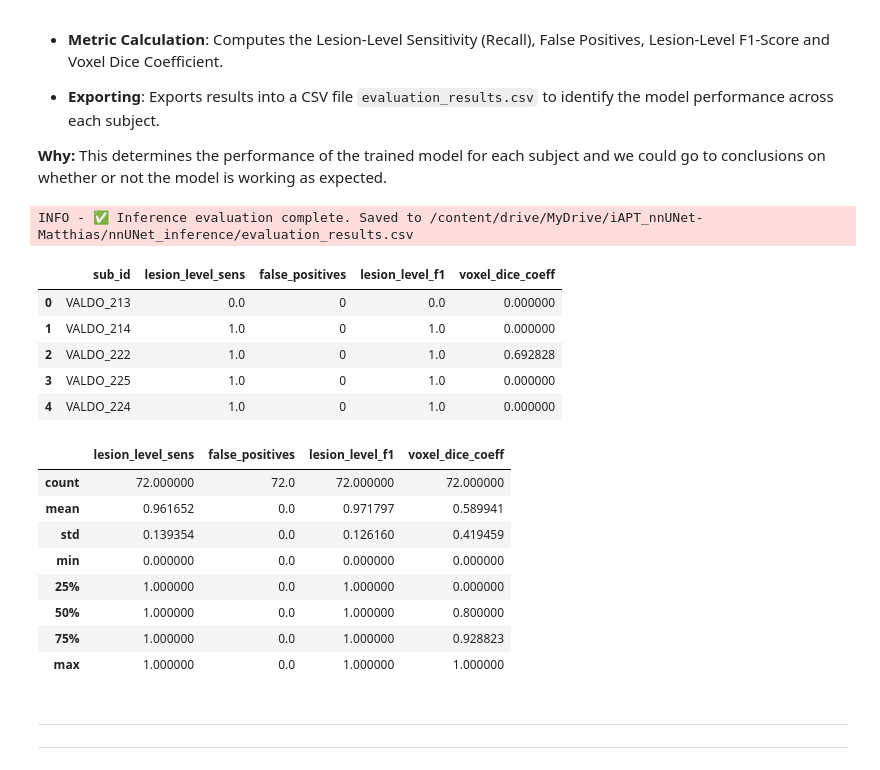
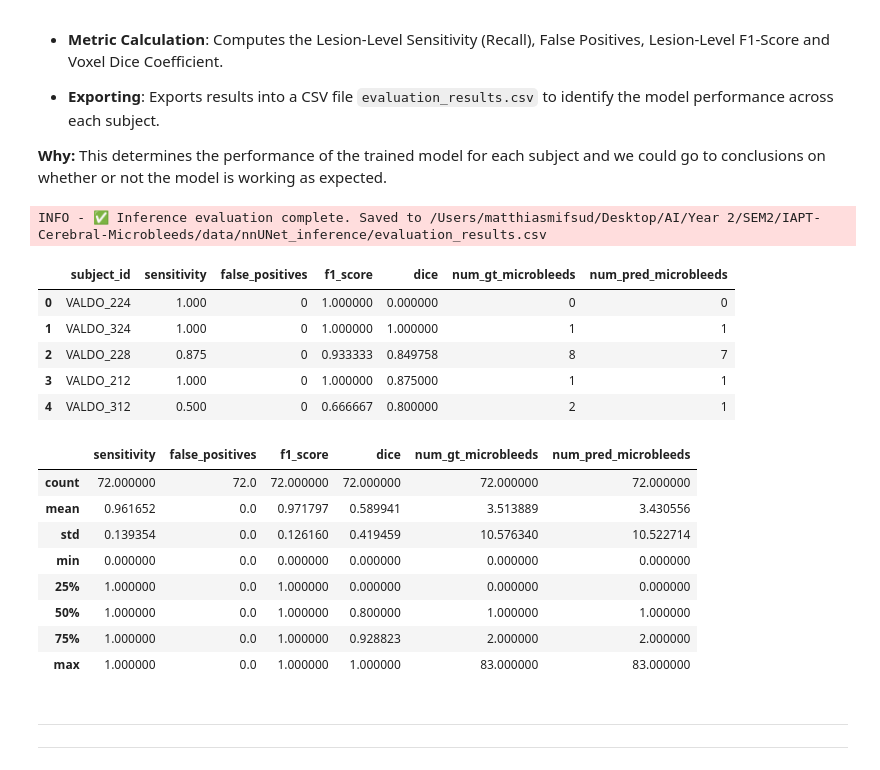
Before and after one commit to MatthiasMifsud/IAPT-Cerebral-Microbleeds, a Jupyter notebook: notebooks/iapt.ipynb, the cells around one changed output. Drawn from its saved outputs; the diff is of its cells as text; code cells hidden in the pictures.

Commit message:
fixed the data for eval

```diff
--- a/notebooks/iapt.ipynb
+++ b/notebooks/iapt.ipynb
@@ -713,6 +696,15 @@ def evaluate_subject(actual_lbl_path: Path):
 
     if not pred_lbl_path.exists():
         logger.warning(f"⚠️ No prediction label found for subject '{sub_id}'.")
+        return {
+            "subject_id": sub_id,
+            "sensitivity": None,
+            "false_positives": None,
+            "f1_score": None,
+            "dice": None,
+            "num_gt_microbleeds": None,
+            "num_pred_microbleeds": None
+        }
         return
 
     actual_lbl_img = nib.load(actual_lbl_path)
@@ -741,55 +733,59 @@ def evaluate_subject(actual_lbl_path: Path):
 
     # lesion level f1-score
     ll_prec = detected_pred_count / pred_num if pred_num > 0 else 1.0
 
     ll_f1 = (2 * ll_prec * ll_sens) / (ll_prec + ll_sens) if (ll_prec + ll_sens) > 0 else 0.0
     if actual_num == 0 and pred_num == 0: ll_f1 = 1.0 # correctly predicting a negative case
 
     # voxel calc
     intersection = np.logical_and(actual_data, pred_data).sum()
     vox_dice = (2.0 * intersection) / (actual_data.sum() + pred_data.sum() + 1e-6)
 
     return {
-        "sub_id": sub_id,
-        "lesion_level_sens": ll_sens,
+        "subject_id": sub_id,
+        "sensitivity": ll_sens,
         "false_positives": fp,
-        "lesion_level_f1": ll_f1,
-        "voxel_dice_coeff": vox_dice
+        "f1_score": ll_f1,
+        "dice": vox_dice,
+        "num_gt_microbleeds": actual_num,
+        "num_pred_microbleeds": pred_num
     }
 
 def calc_and_save_eval():
     true_labels = get_files('label')
 
     eval_results = []
     for true_lbl in true_labels:
-        eval_results.append(evaluate_subject(true_lbl))
+        result = evaluate_subject(true_lbl)
+        if result is not None:
+            eval_results.append(result)
 
     df = pd.DataFrame(eval_results)
     path = INFERENCE_OUTPUT_PATH / INFER_EVAL_FILE
     df.to_csv(path, index=False)
     logger.info(f"✅ Inference evaluation complete. Saved to {path}")
     return df
 
 df = calc_and_save_eval()
 display(df.head())
-df.describe()
+display(df.describe())
 # %% [output]
-INFO - ✅ Inference evaluation complete. Saved to /content/drive/MyDrive/iAPT_nnUNet-Matthias/nnUNet_inference/evaluation_results.csv
+INFO - ✅ Inference evaluation complete. Saved to /Users/matthiasmifsud/Desktop/AI/Year 2/SEM2/IAPT-Cerebral-Microbleeds/data/nnUNet_inference/evaluation_results.csv
-|  | sub_id | lesion_level_sens | false_positives | lesion_level_f1 | voxel_dice_coeff |
-| 0 | VALDO_213 | 0.0 | 0 | 0.0 | 0.000000 |
-| 1 | VALDO_214 | 1.0 | 0 | 1.0 | 0.000000 |
-| 2 | VALDO_222 | 1.0 | 0 | 1.0 | 0.692828 |
-| 3 | VALDO_225 | 1.0 | 0 | 1.0 | 0.000000 |
-| 4 | VALDO_224 | 1.0 | 0 | 1.0 | 0.000000 |
+|  | subject_id | sensitivity | false_positives | f1_score | dice | num_gt_microbleeds | num_pred_microbleeds |
+| 0 | VALDO_224 | 1.000 | 0 | 1.000000 | 0.000000 | 0 | 0 |
+| 1 | VALDO_324 | 1.000 | 0 | 1.000000 | 1.000000 | 1 | 1 |
+| 2 | VALDO_228 | 0.875 | 0 | 0.933333 | 0.849758 | 8 | 7 |
+| 3 | VALDO_212 | 1.000 | 0 | 1.000000 | 0.875000 | 1 | 1 |
+| 4 | VALDO_312 | 0.500 | 0 | 0.666667 | 0.800000 | 2 | 1 |
-|  | lesion_level_sens | false_positives | lesion_level_f1 | voxel_dice_coeff |
-| count | 72.000000 | 72.0 | 72.000000 | 72.000000 |
-| mean | 0.961652 | 0.0 | 0.971797 | 0.589941 |
-| std | 0.139354 | 0.0 | 0.126160 | 0.419459 |
-| min | 0.000000 | 0.0 | 0.000000 | 0.000000 |
-| 25% | 1.000000 | 0.0 | 1.000000 | 0.000000 |
-| 50% | 1.000000 | 0.0 | 1.000000 | 0.800000 |
-| 75% | 1.000000 | 0.0 | 1.000000 | 0.928823 |
-| max | 1.000000 | 0.0 | 1.000000 | 1.000000 |
+|  | sensitivity | false_positives | f1_score | dice | num_gt_microbleeds | num_pred_microbleeds |
+| count | 72.000000 | 72.0 | 72.000000 | 72.000000 | 72.000000 | 72.000000 |
+| mean | 0.961652 | 0.0 | 0.971797 | 0.589941 | 3.513889 | 3.430556 |
+| std | 0.139354 | 0.0 | 0.126160 | 0.419459 | 10.576340 | 10.522714 |
+| min | 0.000000 | 0.0 | 0.000000 | 0.000000 | 0.000000 | 0.000000 |
+| 25% | 1.000000 | 0.0 | 1.000000 | 0.000000 | 0.000000 | 0.000000 |
+| 50% | 1.000000 | 0.0 | 1.000000 | 0.800000 | 1.000000 | 1.000000 |
+| 75% | 1.000000 | 0.0 | 1.000000 | 0.928823 | 2.000000 | 2.000000 |
+| max | 1.000000 | 0.0 | 1.000000 | 1.000000 | 83.000000 | 83.000000 |
 # %% [markdown]
 ##
 ---
```
Also changed, not shown: parts of 3 cells of this notebook, 1 other file.
